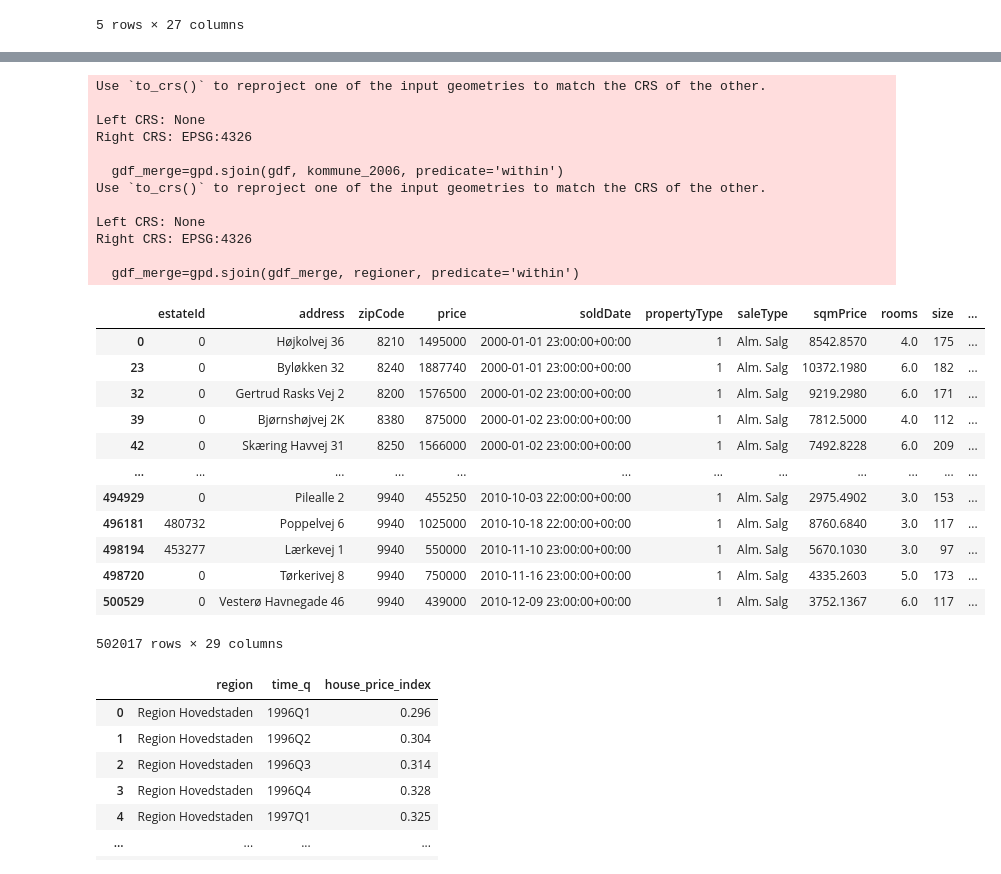
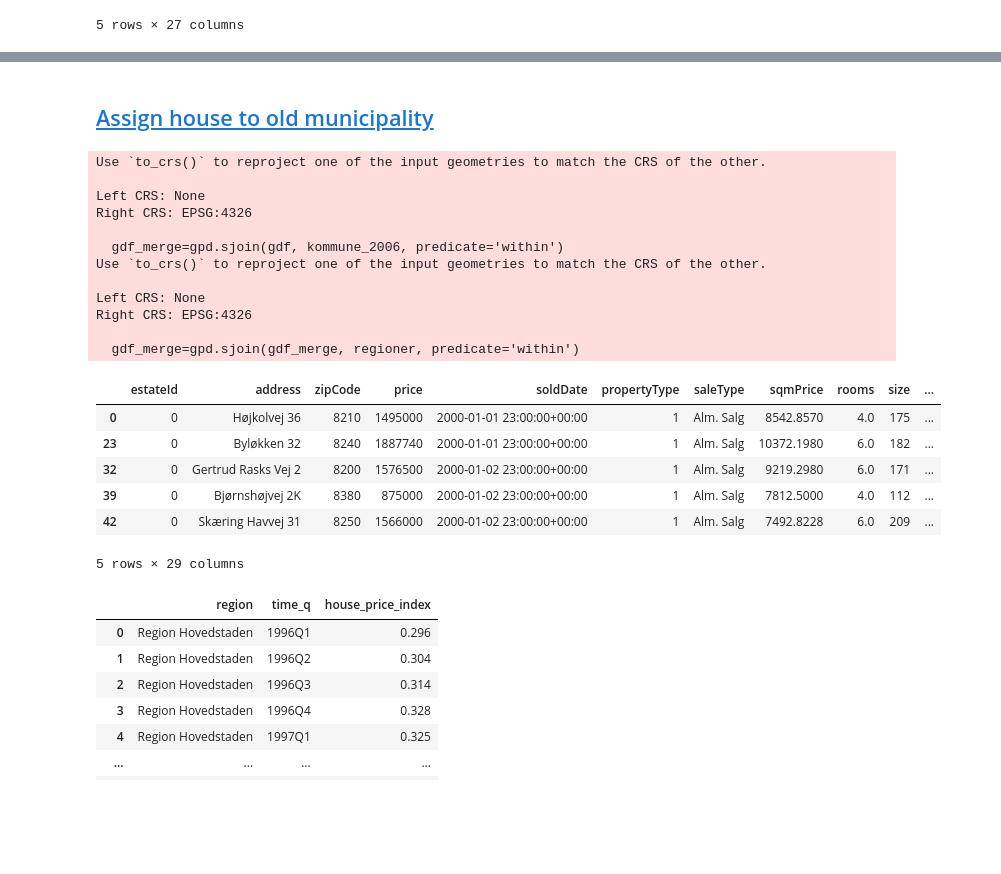
Before and after one commit to jorgenhost/No_taxation_without_capitalization, a Jupyter notebook: 5_main.ipynb, the cells around one changed output, grey strips where cells are left out. Saved outputs shown, nothing was run; the diff lists cells and outputs as text; code cells hidden in the pictures; blank space fills up the shorter version.

```diff
--- a/5_main.ipynb
+++ b/5_main.ipynb
@@ -113,6 +129,8 @@ regioner
 | 2 | 105616.0 | Region Syddanmark | 118713.0 | 2007-01-01 | 9999-12-31 | 66.0 | Region | 2.436420e+06 | 1.209603e+10 | MULTIPOLYGON Z (((10.68129 54.727... |
 | 3 | 105620.0 | Region Midtjylland | 118715.0 | 2011-01-01 | 9999-12-31 | 66.0 | Region | 2.564054e+06 | 1.299856e+10 | MULTIPOLYGON Z (((11.67150 56.738... |
 | 4 | 105617.0 | Region Nordjylland | 118714.0 | 2007-01-01 | 9999-12-31 | 66.0 | Region | 1.697705e+06 | 7.870127e+09 | MULTIPOLYGON Z (((10.98412 57.218... |
+# %% [markdown]
+## <a id='toc1_4_'></a>[Assign house to old municipality](#toc0_)
 # %%
 gdf_merge=gpd.sjoin(gdf, kommune_2006, predicate='within')
 cols_to_drop=['index_right',
@@ -122,41 +140,35 @@ cols_to_drop=['index_right',
  'fra',
  'til',
  'enhedtype',
  'art',
  'SHAPE_Leng',
  'SHAPE_Area']
 gdf_merge['kommune_old']=gdf_merge['navn']
 gdf_merge=gdf_merge.drop(columns=cols_to_drop)
 gdf_merge=gpd.sjoin(gdf_merge, regioner, predicate='within')
 gdf_merge['region']=gdf_merge['navn']
 gdf_merge=gdf_merge.drop(columns=cols_to_drop)
-gdf_merge
+gdf_merge.head()
 # %% [output]
 Use `to_crs()` to reproject one of the input geometries to match the CRS of the other.
 
 Left CRS: None
 Right CRS: EPSG:4326
 
   gdf_merge=gpd.sjoin(gdf, kommune_2006, predicate='within')
 Use `to_crs()` to reproject one of the input geometries to match the CRS of the other.
 
 Left CRS: None
 Right CRS: EPSG:4326
 
   gdf_merge=gpd.sjoin(gdf_merge, regioner, predicate='within')
 |  | estateId | address | zipCode | price | soldDate | propertyType | saleType | sqmPrice | rooms | size | ... |
 | 0 | 0 | Højkolvej 36 | 8210 | 1495000 | 2000-01-01 23:00:00+00:00 | 1 | Alm. Salg | 8542.8570 | 4.0 | 175 | ... |
 | 23 | 0 | Byløkken 32 | 8240 | 1887740 | 2000-01-01 23:00:00+00:00 | 1 | Alm. Salg | 10372.1980 | 6.0 | 182 | ... |
 | 32 | 0 | Gertrud Rasks Vej 2 | 8200 | 1576500 | 2000-01-02 23:00:00+00:00 | 1 | Alm. Salg | 9219.2980 | 6.0 | 171 | ... |
 | 39 | 0 | Bjørnshøjvej 2K | 8380 | 875000 | 2000-01-02 23:00:00+00:00 | 1 | Alm. Salg | 7812.5000 | 4.0 | 112 | ... |
 | 42 | 0 | Skæring Havvej 31 | 8250 | 1566000 | 2000-01-02 23:00:00+00:00 | 1 | Alm. Salg | 7492.8228 | 6.0 | 209 | ... |
-| ... | ... | ... | ... | ... | ... | ... | ... | ... | ... | ... | ... |
-| 494929 | 0 | Pilealle 2 | 9940 | 455250 | 2010-10-03 22:00:00+00:00 | 1 | Alm. Salg | 2975.4902 | 3.0 | 153 | ... |
-| 496181 | 480732 | Poppelvej 6 | 9940 | 1025000 | 2010-10-18 22:00:00+00:00 | 1 | Alm. Salg | 8760.6840 | 3.0 | 117 | ... |
-| 498194 | 453277 | Lærkevej 1 | 9940 | 550000 | 2010-11-10 23:00:00+00:00 | 1 | Alm. Salg | 5670.1030 | 3.0 | 97 | ... |
-| 498720 | 0 | Tørkerivej 8 | 9940 | 750000 | 2010-11-16 23:00:00+00:00 | 1 | Alm. Salg | 4335.2603 | 5.0 | 173 | ... |
-| 500529 | 0 | Vesterø Havnegade 46 | 9940 | 439000 | 2010-12-09 23:00:00+00:00 | 1 | Alm. Salg | 3752.1367 | 6.0 | 117 | ... |
-502017 rows × 29 columns
+5 rows × 29 columns
 # %%
 house_price_index = pd.read_excel('data/house_price_index.xlsx')
 house_price_index['time_q']=pd.PeriodIndex(house_price_index['time_q'], freq='Q')
```
Also changed, not shown: parts of 54 cells of this notebook, 21 other files.
